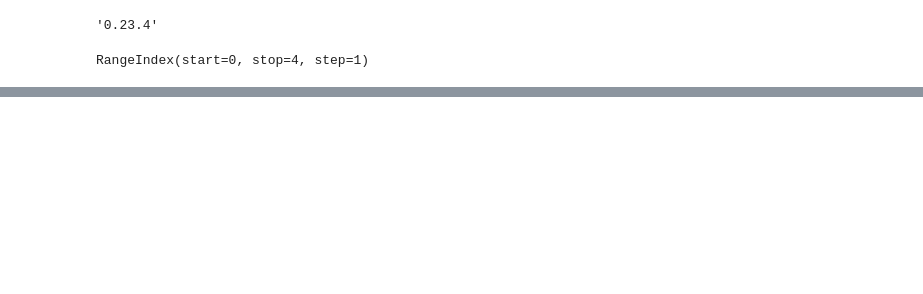
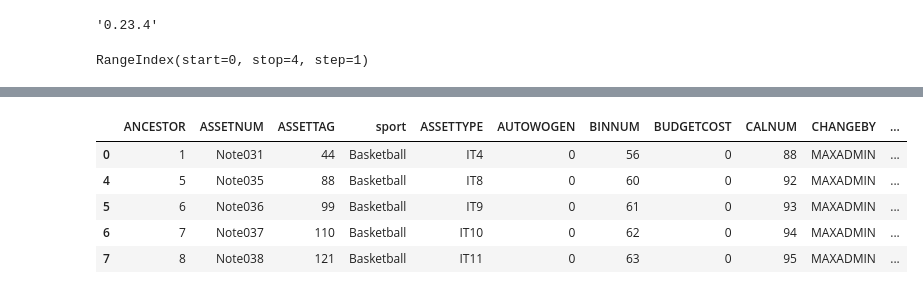
Before and after one commit to c7934597/PythonDataAnalysis, a Jupyter notebook: Pandas Practice.ipynb, the cells around one changed output, grey strips where cells are left out. Saved outputs shown, nothing was run; the diff lists cells and outputs as text; code cells hidden in the pictures; blank space fills up the shorter version.

```diff
--- a/Pandas Practice.ipynb
+++ b/Pandas Practice.ipynb
@@ -40,0 +174,16 @@ my_obj2['a']
+# %%
+#資料刪除
+
+df.dropna()
+
+#記得把它存到一個變數，不然它是不會改變的哦
+df = df.dropna()
+
+df.head()
+# %% [output]
+|  | ANCESTOR | ASSETNUM | ASSETTAG | sport | ASSETTYPE | AUTOWOGEN | BINNUM | BUDGETCOST | CALNUM | CHANGEBY | ... |
+| 0 | 1 | Note031 | 44 | Basketball | IT4 | 0 | 56 | 0 | 88 | MAXADMIN | ... |
+| 4 | 5 | Note035 | 88 | Basketball | IT8 | 0 | 60 | 0 | 92 | MAXADMIN | ... |
+| 5 | 6 | Note036 | 99 | Basketball | IT9 | 0 | 61 | 0 | 93 | MAXADMIN | ... |
+| 6 | 7 | Note037 | 110 | Basketball | IT10 | 0 | 62 | 0 | 94 | MAXADMIN | ... |
+| 7 | 8 | Note038 | 121 | Basketball | IT11 | 0 | 63 | 0 | 95 | MAXADMIN | ... |
```
Also changed, not shown: parts of 13 cells of this notebook, 1 other file.
